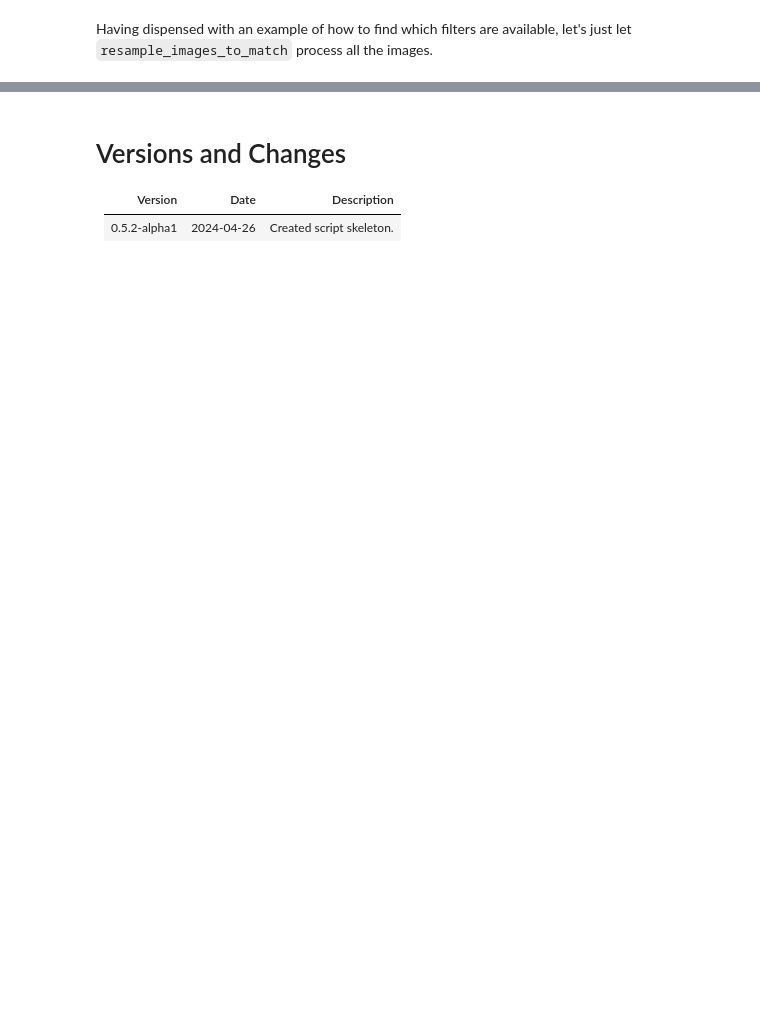
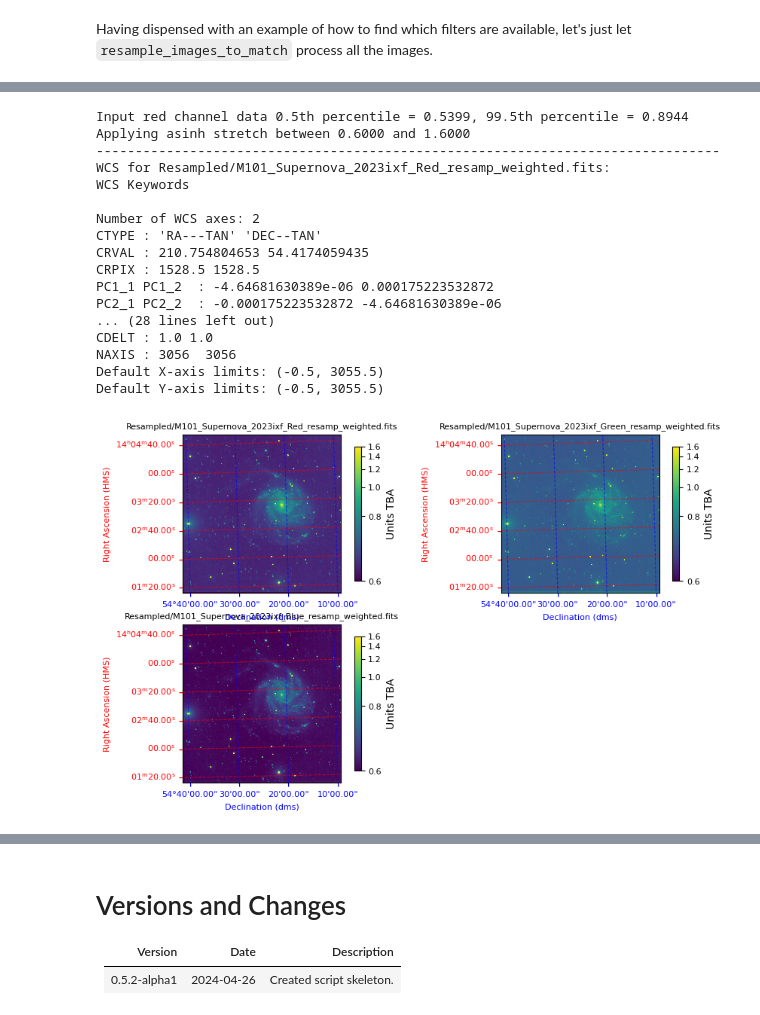
Before and after one commit to DaveStrickland/AstroPhotography, a Jupyter notebook: AstroPhotography/notebooks/itelescope_premium_the_easier_way.ipynb, the cells around one changed output, grey strips where cells are left out. Drawn from its saved outputs; the diff is of its cells as text; code cells hidden in the pictures; blank space fills up the shorter version.

```diff
--- a/AstroPhotography/notebooks/itelescope_premium_the_easier_way.ipynb
+++ b/AstroPhotography/notebooks/itelescope_premium_the_easier_way.ipynb
@@ -696,0 +726,30 @@ filter num_navfiles tot_exptime_m min_exptime_m max_exptime_m
+# %%
+bluef  = resampled_img_dict['Blue']
+greenf = resampled_img_dict['Green']
+redf   = resampled_img_dict['Red']
+valmin  = None
+valmax  = None
+output_plot = None # Name of output PNG file or None
+ap.util.load_three_images_and_plot(redf, greenf, bluef, extnum=0, output=output_plot,
+                                   usewcs=True, vmin=0.6, vmax=1.6, xaxlim=None,
+                                   yaxlim=None, verbose=True,
+                                   angle_tick_spacing_am=10, swap_radec_axis=True)
+# %% [output]
+Input red channel data 0.5th percentile = 0.5399, 99.5th percentile = 0.8944
+Applying asinh stretch between 0.6000 and 1.6000
+--------------------------------------------------------------------------------
+WCS for Resampled/M101_Supernova_2023ixf_Red_resamp_weighted.fits:
+WCS Keywords
+
+Number of WCS axes: 2
+CTYPE : 'RA---TAN' 'DEC--TAN'
+CRVAL : 210.754804653 54.4174059435
+CRPIX : 1528.5 1528.5
+PC1_1 PC1_2  : -4.64681630389e-06 0.000175223532872
+PC2_1 PC2_2  : -0.000175223532872 -4.64681630389e-06
+... (28 lines left out)
+CDELT : 1.0 1.0
+NAXIS : 3056  3056
+Default X-axis limits: (-0.5, 3055.5)
+Default Y-axis limits: (-0.5, 3055.5)
+[figure, added]
```
Also changed, not shown: parts of 22 cells of this notebook, 1 other file.
